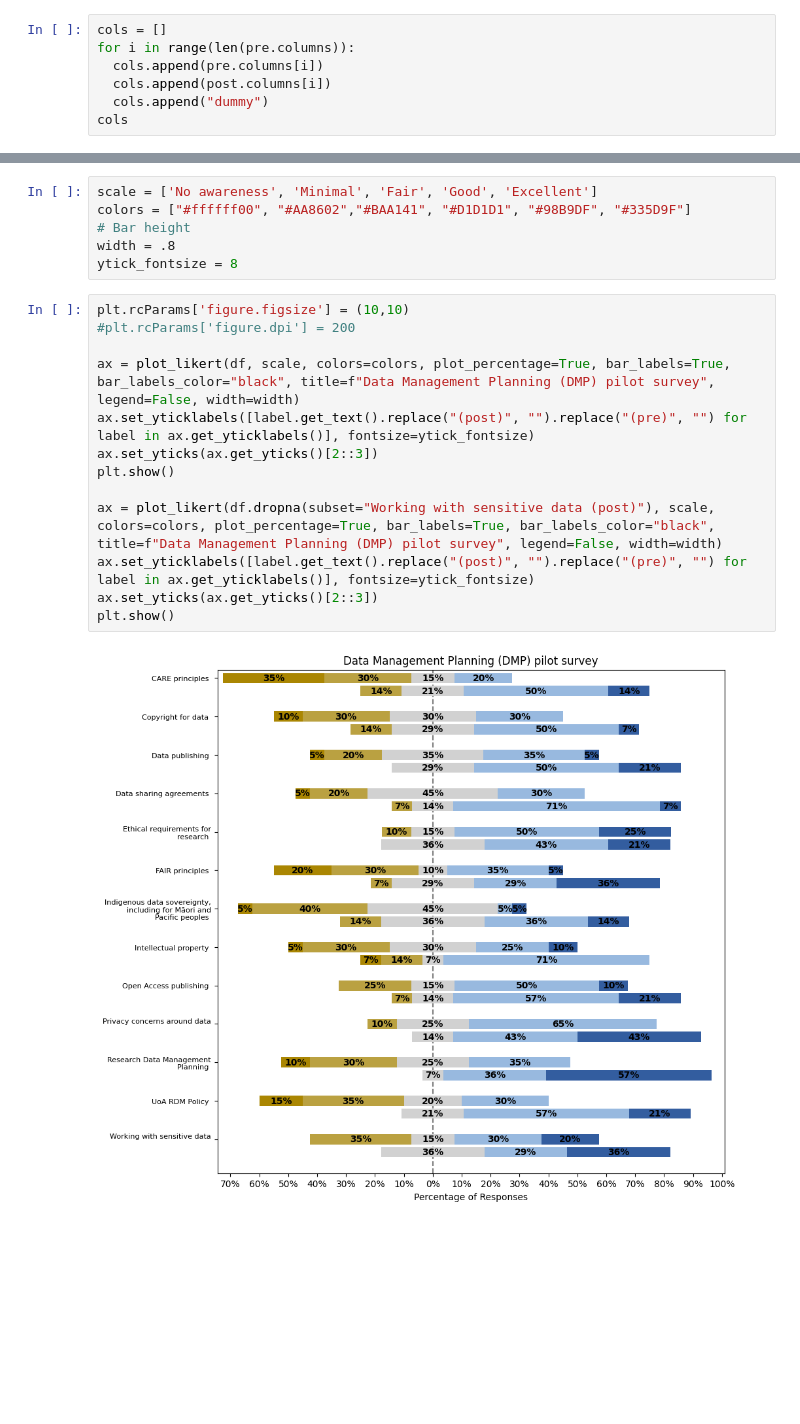
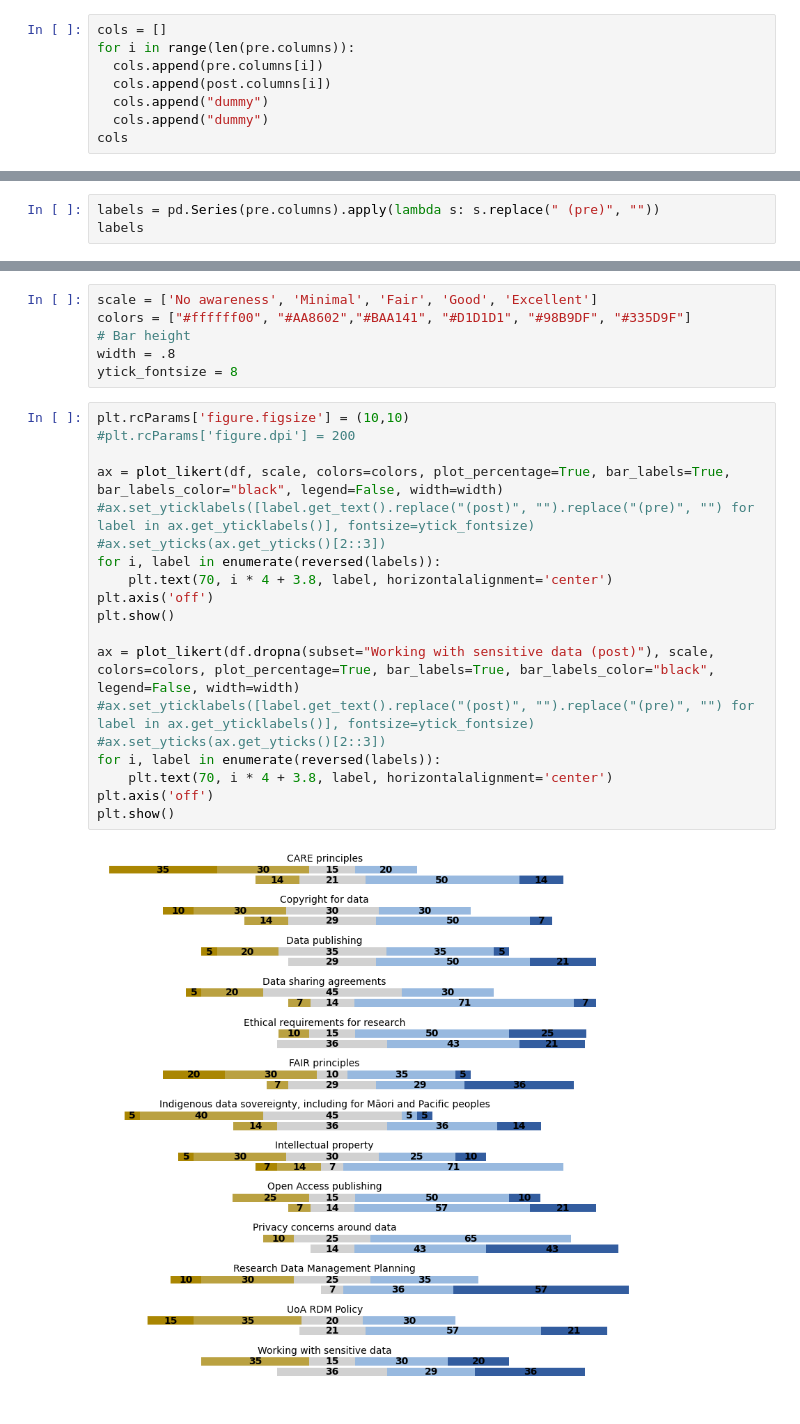
Before and after one commit to UoA-eResearch/likert, a Jupyter notebook: likert.ipynb, the cells around one changed output, grey strips where cells are left out. Cells and saved outputs as stored; diff of their text form; blank space fills up the shorter version.

Commit message:
remove %, center y labels

```diff
--- a/likert.ipynb
+++ b/likert.ipynb
@@ -38,6 +38,7 @@ for i in range(len(pre.columns)):
   cols.append(pre.columns[i])
   cols.append(post.columns[i])
   cols.append("dummy")
+  cols.append("dummy")
 cols
 # %% [output]
 ['CARE principles (pre)',
@@ -80,0 +82,3 @@ df
+# %%
+labels = pd.Series(pre.columns).apply(lambda s: s.replace(" (pre)", ""))
+labels
@@ -87,15 +106,21 @@ ytick_fontsize = 8
 # %%
 plt.rcParams['figure.figsize'] = (10,10)
 #plt.rcParams['figure.dpi'] = 200
 
-ax = plot_likert(df, scale, colors=colors, plot_percentage=True, bar_labels=True, bar_labels_color="black", title=f"Data Management Planning (DMP) pilot survey", legend=False, width=width)
-ax.set_yticklabels([label.get_text().replace("(post)", "").replace("(pre)", "") for label in ax.get_yticklabels()], fontsize=ytick_fontsize)
-ax.set_yticks(ax.get_yticks()[2::3])
+ax = plot_likert(df, scale, colors=colors, plot_percentage=True, bar_labels=True, bar_labels_color="black", legend=False, width=width)
+#ax.set_yticklabels([label.get_text().replace("(post)", "").replace("(pre)", "") for label in ax.get_yticklabels()], fontsize=ytick_fontsize)
+#ax.set_yticks(ax.get_yticks()[2::3])
+for i, label in enumerate(reversed(labels)):
+    plt.text(70, i * 4 + 3.8, label, horizontalalignment='center')
+plt.axis('off')
 plt.show()
 
-ax = plot_likert(df.dropna(subset="Working with sensitive data (post)"), scale, colors=colors, plot_percentage=True, bar_labels=True, bar_labels_color="black", title=f"Data Management Planning (DMP) pilot survey", legend=False, width=width)
-ax.set_yticklabels([label.get_text().replace("(post)", "").replace("(pre)", "") for label in ax.get_yticklabels()], fontsize=ytick_fontsize)
-ax.set_yticks(ax.get_yticks()[2::3])
+ax = plot_likert(df.dropna(subset="Working with sensitive data (post)"), scale, colors=colors, plot_percentage=True, bar_labels=True, bar_labels_color="black", legend=False, width=width)
+#ax.set_yticklabels([label.get_text().replace("(post)", "").replace("(pre)", "") for label in ax.get_yticklabels()], fontsize=ytick_fontsize)
+#ax.set_yticks(ax.get_yticks()[2::3])
+for i, label in enumerate(reversed(labels)):
+    plt.text(70, i * 4 + 3.8, label, horizontalalignment='center')
+plt.axis('off')
 plt.show()
 # %% [output]
-[figure, old version]
+[figure, new version]
```
Also changed, not shown: parts of 7 cells of this notebook.
